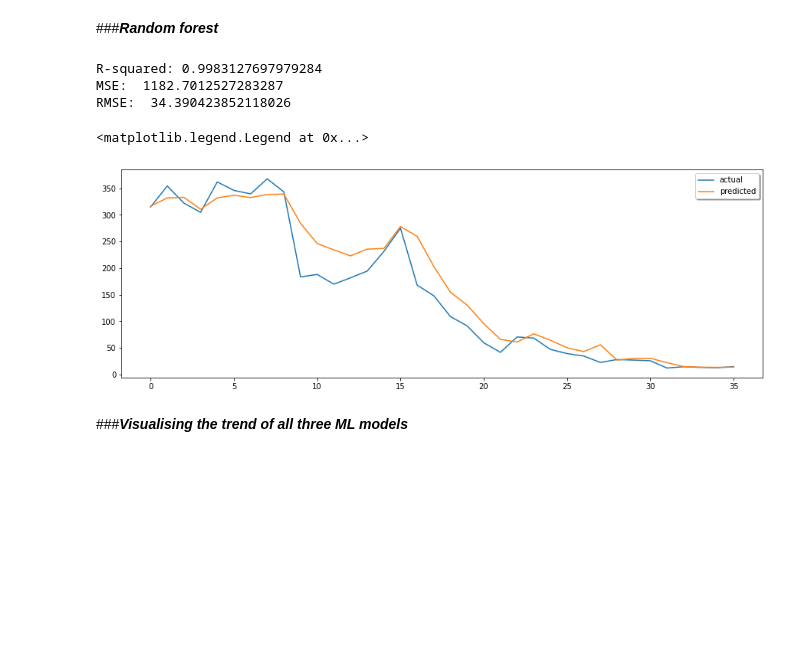
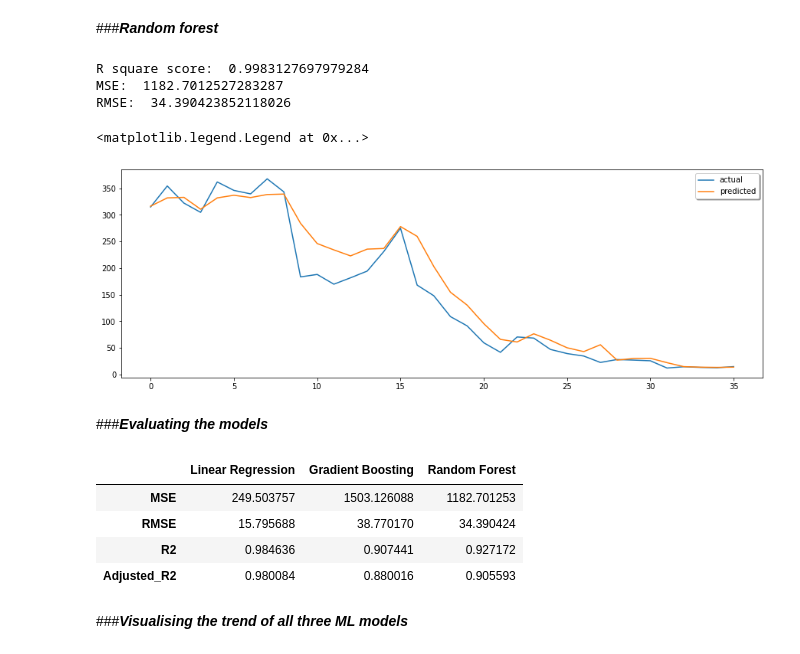
Before and after one commit to shubhro-jyoti/Yes-bank-stock-closing-price-prediction., a Jupyter notebook: Yes_bank_stock_closing_price_prediction.ipynb, the cells around one changed output. Drawn from its saved outputs; the diff is of its cells as text; code cells hidden in the pictures; blank space fills up the shorter version.

```diff
--- a/Yes_bank_stock_closing_price_prediction.ipynb
+++ b/Yes_bank_stock_closing_price_prediction.ipynb
@@ -377,14 +370,14 @@ regressor = RandomForestRegressor(n_estimators = 200, random_state = 0)
 # fit the regressor with training data
 regressor.fit(x_train, y_train)
 
-score = regressor.score(x_train, y_train)
-print("R-squared:", score)
+# printing r square score of training data
+print("R square score: ", regressor.score(x_train, y_train))
 
 y_predict = regressor.predict(x_test)
-
+# calculating mse and rmse on testing data
 mse = mean_squared_error(y_test, y_predict)
 print("MSE: ", mse)
-print("RMSE: ", mse**(1/2.0))
+print("RMSE: ", np.sqrt(mse))
 
 plt.figure(figsize=(15,5))
 x_ax = range(len(y_test))
@@ -392,11 +385,35 @@ plt.plot(x_ax, y_test, label="actual")
 plt.plot(x_ax, y_predict, label="predicted")
 plt.legend(loc='best',fancybox=True, shadow=True)
 # %% [output]
-R-squared: 0.9983127697979284
+R square score:  0.9983127697979284
 MSE:  1182.7012527283287
 RMSE:  34.390423852118026
 <matplotlib.legend.Legend at 0x...>
 [figure]
+# %% [markdown]
+###***Evaluating the models***
+# %%
+# function for checking model accuracy
+def error_matrix(y):
+  MSE = mean_squared_error(y_test,y)
+  RMSE = np.sqrt(MSE)
+  r_2 = r2_score(y_test,y)
+  adj_r2 = 1-(1-r2_score(y_test,y))*(x_test.shape[0]-1)/((x_test.shape[0]-x_test.shape[1]-1))
+  return MSE,RMSE,r_2,adj_r2
+# %%
+accuracy_list = ['MSE','RMSE',"R2","Adjusted_R2"]
+accuracy_df = pd.DataFrame(index=accuracy_list)
+accuracy_df['Linear Regression'] = error_matrix(y_preds)
+accuracy_df['Gradient Boosting'] = error_matrix(pred_y_test)
+accuracy_df['Random Forest'] = error_matrix(y_predict)
+df.swapaxes("index", "columns")
+accuracy_df
+# %% [output]
+|  | Linear Regression | Gradient Boosting | Random Forest |
+| MSE | 249.503757 | 1503.126088 | 1182.701253 |
+| RMSE | 15.795688 | 38.770170 | 34.390424 |
+| R2 | 0.984636 | 0.907441 | 0.927172 |
+| Adjusted_R2 | 0.980084 | 0.880016 | 0.905593 |
 # %% [markdown]
 ###***Visualising the trend of all three ML models***
 # %%
```
Also changed, not shown: parts of 11 cells of this notebook.
